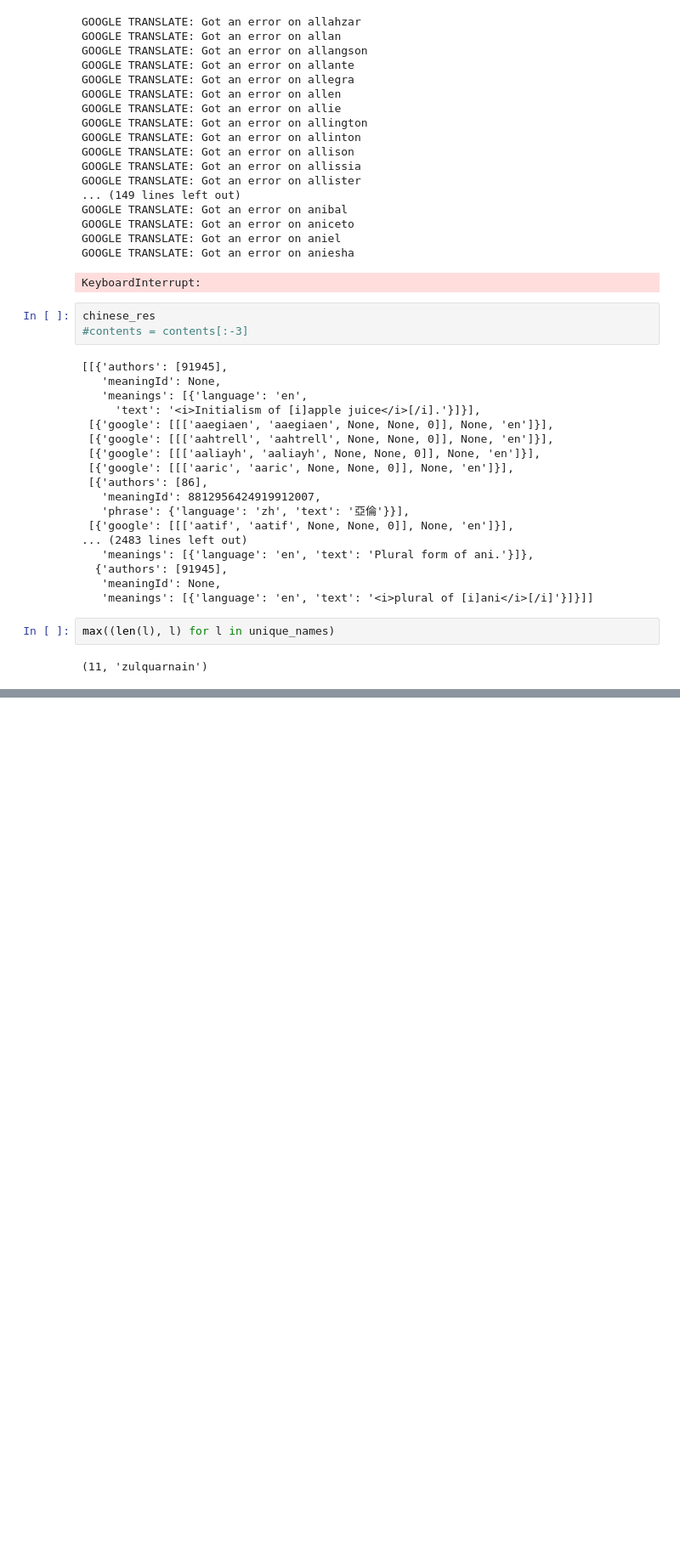
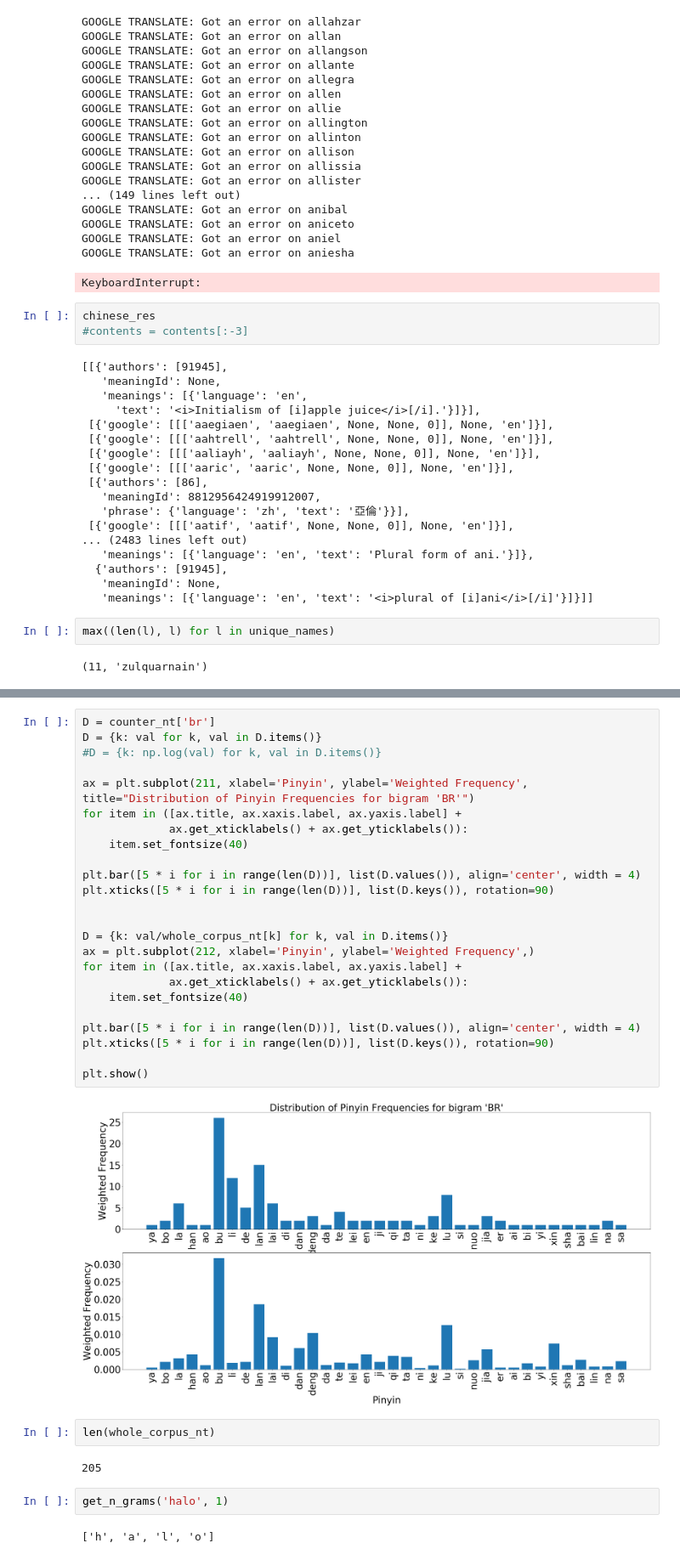
Before and after one commit to GitOffice/cs221-project, a Jupyter notebook: notebook/Exploration Notebook.ipynb, the cells around one changed output, grey strips where cells are left out. Shown at 85% size. Cells and saved outputs as stored; diff of their text form; blank space fills up the shorter version.

```diff
--- a/notebook/Exploration Notebook.ipynb
+++ b/notebook/Exploration Notebook.ipynb
@@ -1076,0 +1227,34 @@ max((len(l), l) for l in unique_names)
+# %%
+D = counter_nt['br']
+D = {k: val for k, val in D.items()}
+#D = {k: np.log(val) for k, val in D.items()}
+
+ax = plt.subplot(211, xlabel='Pinyin', ylabel='Weighted Frequency', title="Distribution of Pinyin Frequencies for bigram 'BR'")
+for item in ([ax.title, ax.xaxis.label, ax.yaxis.label] +
+             ax.get_xticklabels() + ax.get_yticklabels()):
+    item.set_fontsize(40)
+
+plt.bar([5 * i for i in range(len(D))], list(D.values()), align='center', width = 4)
+plt.xticks([5 * i for i in range(len(D))], list(D.keys()), rotation=90)
+
+
+D = {k: val/whole_corpus_nt[k] for k, val in D.items()}
+ax = plt.subplot(212, xlabel='Pinyin', ylabel='Weighted Frequency',)
+for item in ([ax.title, ax.xaxis.label, ax.yaxis.label] +
+             ax.get_xticklabels() + ax.get_yticklabels()):
+    item.set_fontsize(40)
+
+plt.bar([5 * i for i in range(len(D))], list(D.values()), align='center', width = 4)
+plt.xticks([5 * i for i in range(len(D))], list(D.keys()), rotation=90)
+
+plt.show()
+# %% [output]
+[figure, added]
+# %%
+len(whole_corpus_nt)
+# %% [output]
+205
+# %%
+get_n_grams('halo', 1)
+# %% [output]
+['h', 'a', 'l', 'o']
```
Also changed, not shown: parts of 21 cells of this notebook, 8 other files.
